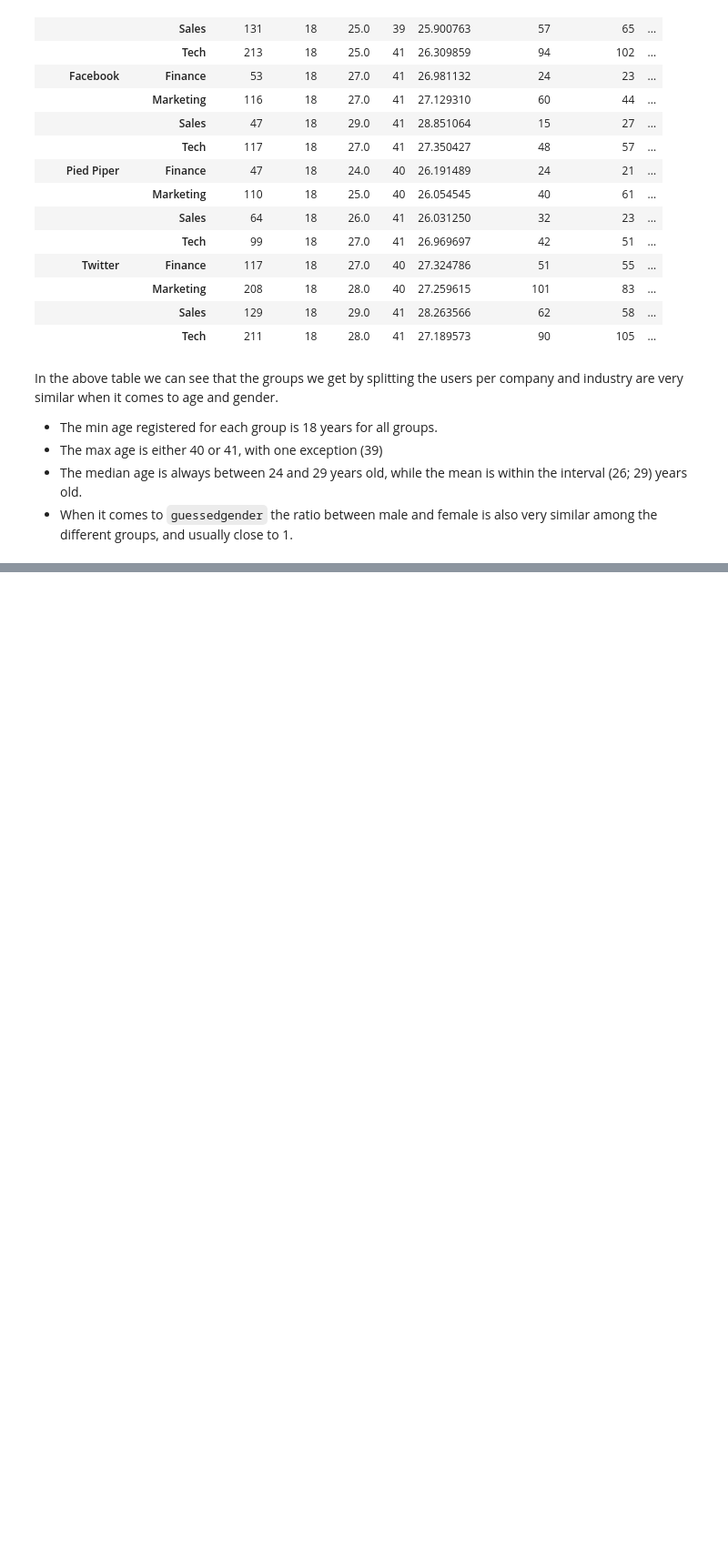
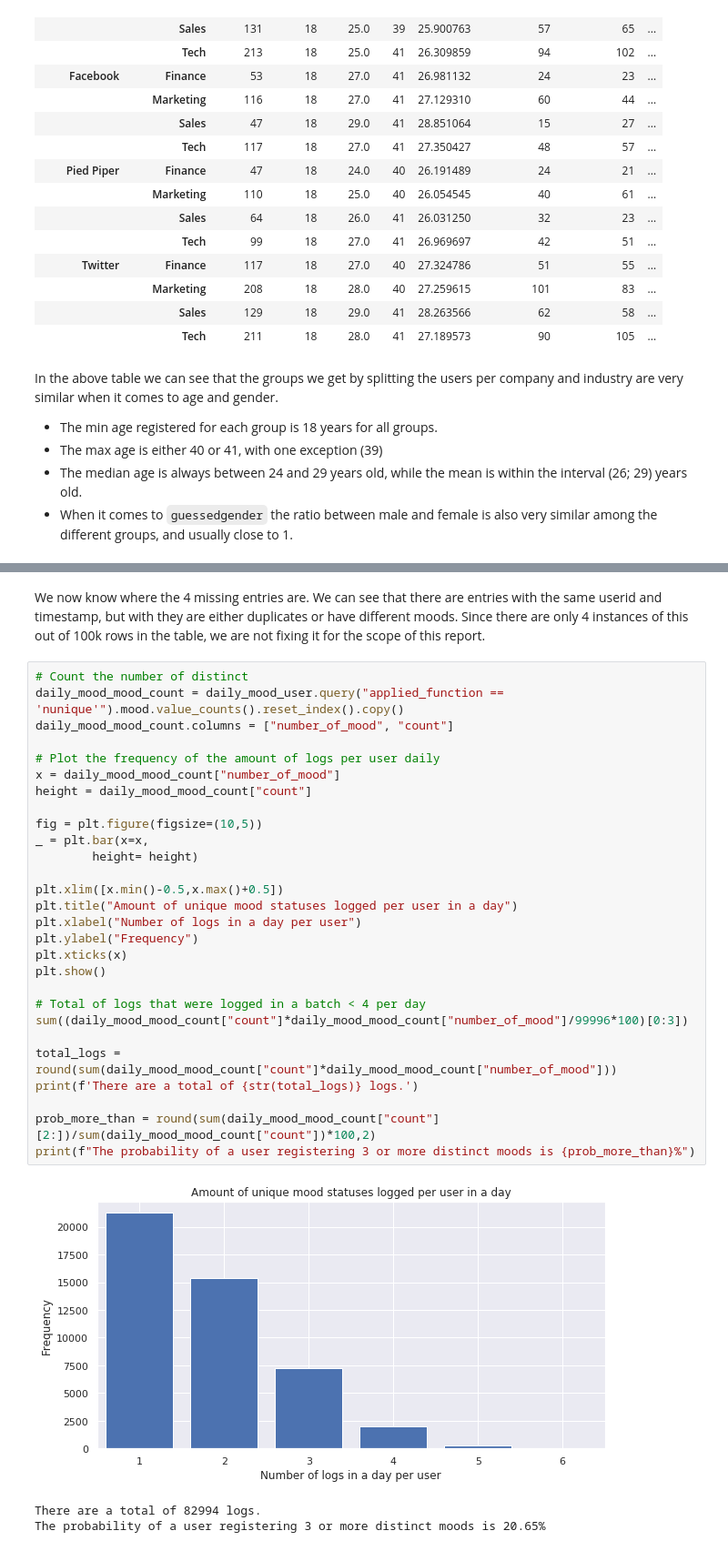
Before and after one commit to adfsan/z-challenge, a Jupyter notebook: Report1.ipynb, the cells around one changed output, grey strips where cells are left out. Shown at 91% size. Cells and saved outputs as stored; diff of their text form; blank space fills up the shorter version.

```diff
--- a/Report1.ipynb
+++ b/Report1.ipynb
@@ -149,0 +310,34 @@ In the above table we can see that the groups we get by splitting the users per
+# %% [markdown]
+We now know where the 4 missing entries are. We can see that there are entries with the same userid and timestamp, but with they are either duplicates or have different moods. Since there are only 4 instances of this out of 100k rows in the table, we are not fixing it for the scope of this report.
+# %%
+# Count the number of distinct
+daily_mood_mood_count = daily_mood_user.query("applied_function == 'nunique'").mood.value_counts().reset_index().copy()
+daily_mood_mood_count.columns = ["number_of_mood", "count"]
+
+# Plot the frequency of the amount of logs per user daily
+x = daily_mood_mood_count["number_of_mood"]
+height = daily_mood_mood_count["count"]
+
+fig = plt.figure(figsize=(10,5))
+_ = plt.bar(x=x,
+        height= height)
+
+plt.xlim([x.min()-0.5,x.max()+0.5])
+plt.title("Amount of unique mood statuses logged per user in a day")
+plt.xlabel("Number of logs in a day per user")
+plt.ylabel("Frequency")
+plt.xticks(x)
+plt.show()
+
+# Total of logs that were logged in a batch < 4 per day
+sum((daily_mood_mood_count["count"]*daily_mood_mood_count["number_of_mood"]/99996*100)[0:3])
+
+total_logs = round(sum(daily_mood_mood_count["count"]*daily_mood_mood_count["number_of_mood"]))
+print(f'There are a total of {str(total_logs)} logs.')
+
+prob_more_than = round(sum(daily_mood_mood_count["count"][2:])/sum(daily_mood_mood_count["count"])*100,2)
+print(f"The probability of a user registering 3 or more distinct moods is {prob_more_than}%")
+# %% [output]
+[figure, added]
+There are a total of 82994 logs.
+The probability of a user registering 3 or more distinct moods is 20.65%
```
Also changed, not shown: parts of 26 cells of this notebook, 1 other file.
